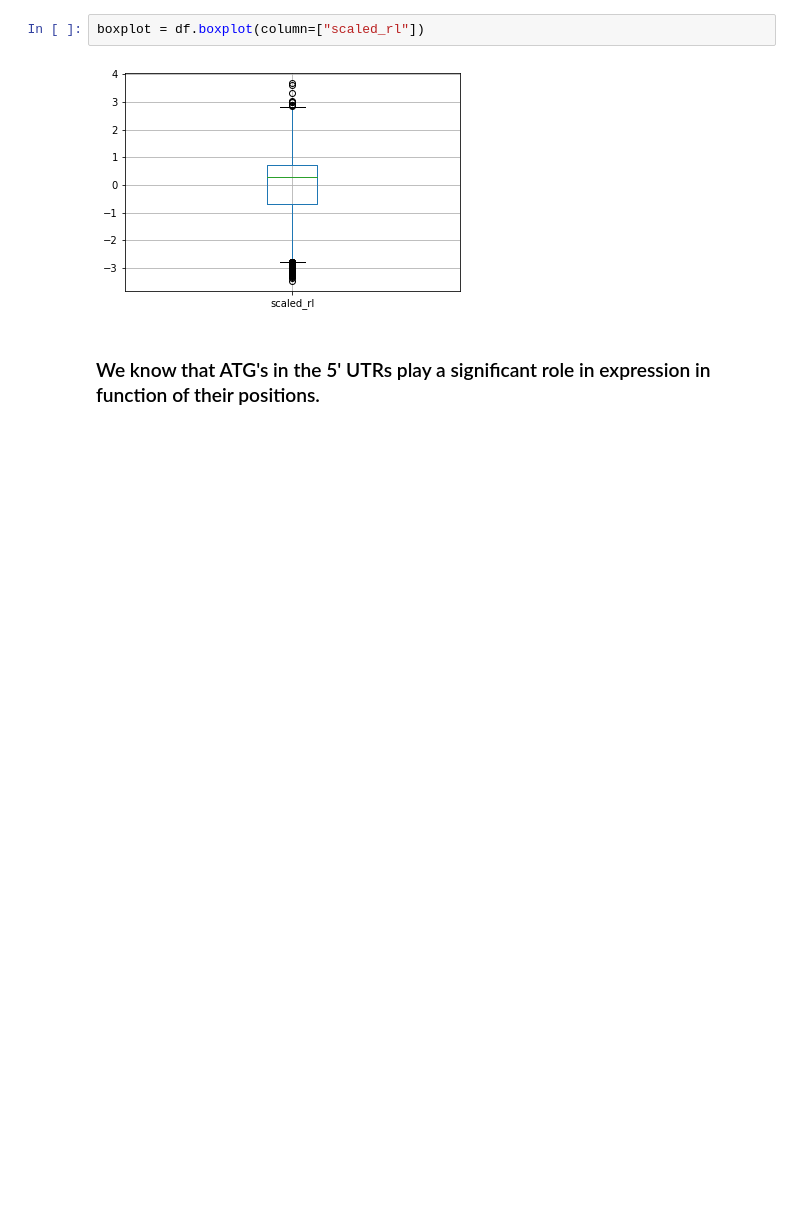
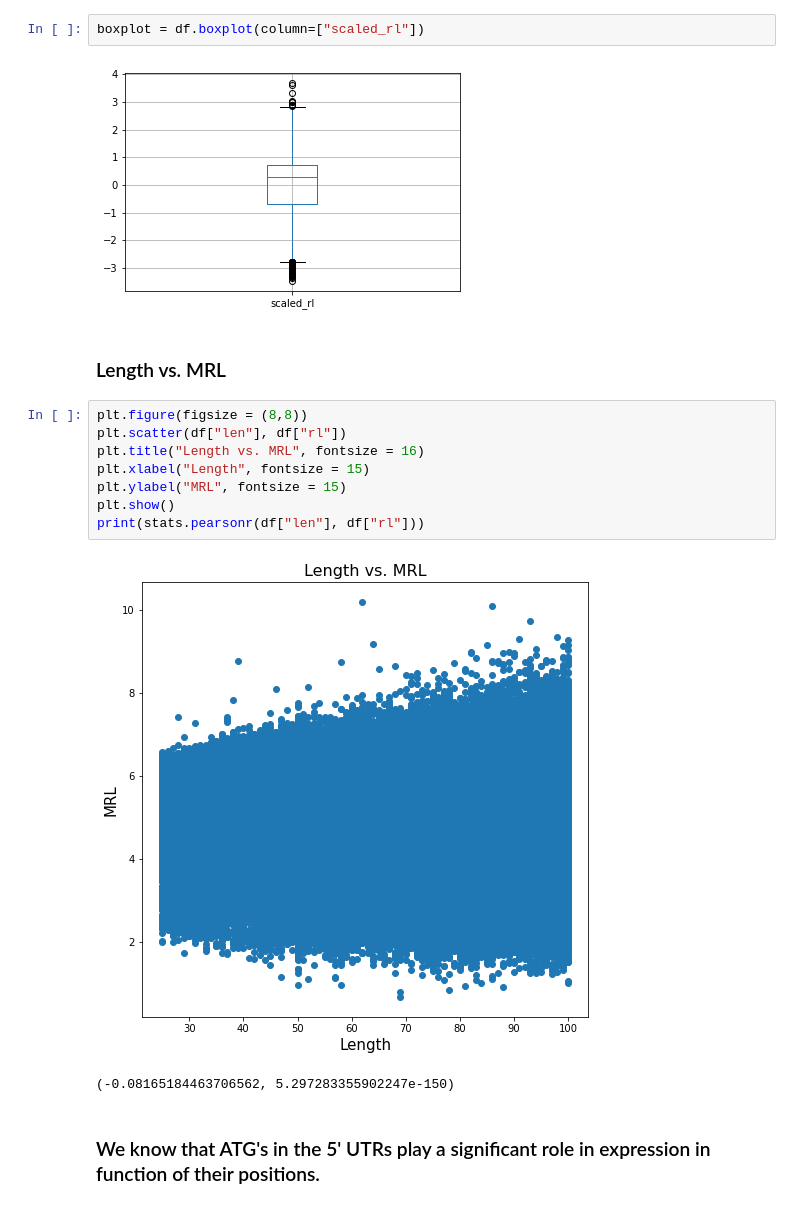
Before and after one commit to marie-huynh/5_PRIME_UTRS, a Jupyter notebook: Notebooks/Data Processing and Analysis - Varying Length Library.ipynb, the cells around one changed output. Drawn from its saved outputs; the diff is of its cells as text; blank space fills up the shorter version.

```diff
--- a/Notebooks/Data Processing and Analysis - Varying Length Library.ipynb
+++ b/Notebooks/Data Processing and Analysis - Varying Length Library.ipynb
@@ -175,6 +205,19 @@ plt.show()
 boxplot = df.boxplot(column=["scaled_rl"])
 # %% [output]
 [figure]
+# %% [markdown]
+### Length vs. MRL
+# %%
+plt.figure(figsize = (8,8))
+plt.scatter(df["len"], df["rl"])
+plt.title("Length vs. MRL", fontsize = 16)
+plt.xlabel("Length", fontsize = 15)
+plt.ylabel("MRL", fontsize = 15)
+plt.show()
+print(stats.pearsonr(df["len"], df["rl"]))
+# %% [output]
+[figure, added]
+(-0.08165184463706562, 5.297283355902247e-150)
 # %% [markdown]
 ### We know that ATG's in the 5' UTRs play a significant role in expression in function of their positions.
 # %% [markdown]
```
Also changed, not shown: parts of 10 cells of this notebook, 1 other file.
